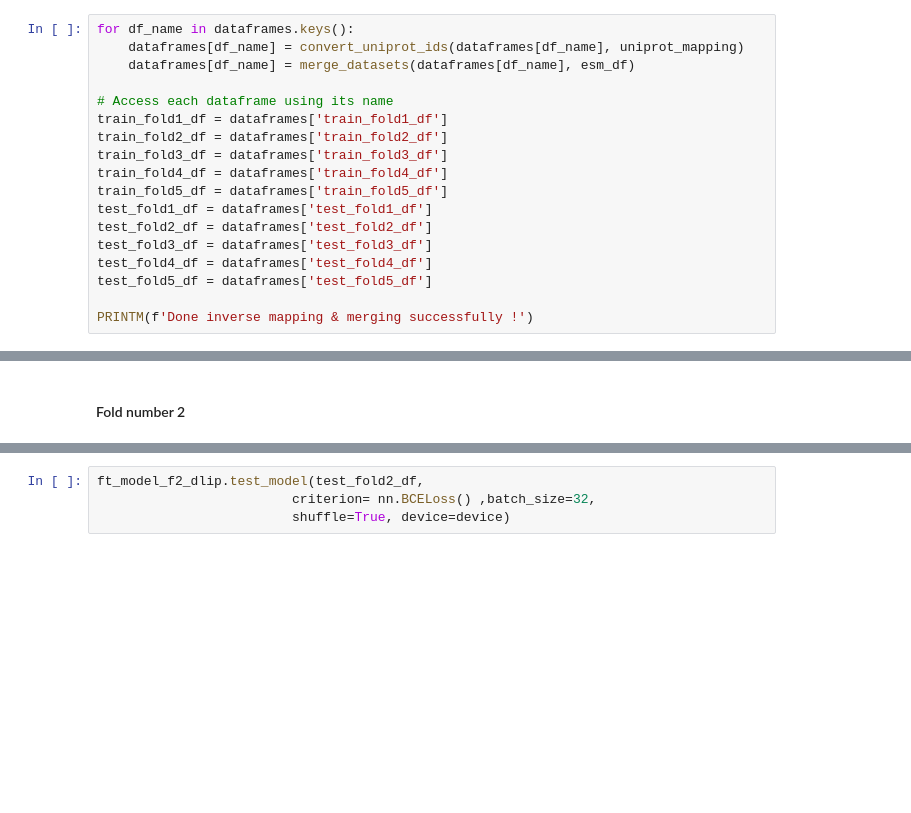
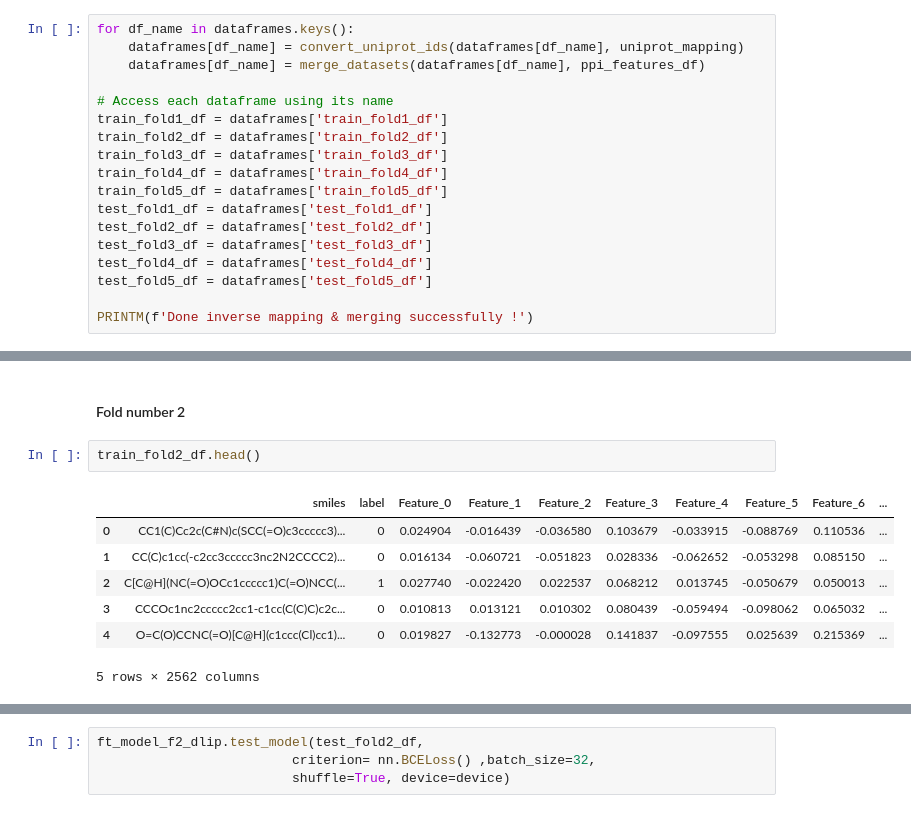
Before and after one commit to Gavision97/DLResearchPPI, a Jupyter notebook: Research Projects/Project 5 Building Model for Research Pipeline/code/proj5_pt_ft_gpu.ipynb, the cells around one changed output, grey strips where cells are left out. Drawn from its saved outputs; the diff is of its cells as text; blank space fills up the shorter version.

```diff
--- a/Research Projects/Project 5 Building Model for Research Pipeline/code/proj5_pt_ft_gpu.ipynb
+++ b/Research Projects/Project 5 Building Model for Research Pipeline/code/proj5_pt_ft_gpu.ipynb
@@ -1036,7 +749,7 @@ for file in all_files:
 # %%
 for df_name in dataframes.keys():
     dataframes[df_name] = convert_uniprot_ids(dataframes[df_name], uniprot_mapping)
-    dataframes[df_name] = merge_datasets(dataframes[df_name], esm_df)
+    dataframes[df_name] = merge_datasets(dataframes[df_name], ppi_features_df)
 
 # Access each dataframe using its name
 train_fold1_df = dataframes['train_fold1_df']
@@ -1101,6 +787,16 @@ Test AUC: 0.57799
 --------------------------------------------------------------------------------
 # %% [markdown]
 #### Fold number 2 ####
+# %%
+train_fold2_df.head()
+# %% [output]
+|  | smiles | label | Feature_0 | Feature_1 | Feature_2 | Feature_3 | Feature_4 | Feature_5 | Feature_6 | ... |
+| 0 | CC1(C)Cc2c(C#N)c(SCC(=O)c3ccccc3)... | 0 | 0.024904 | -0.016439 | -0.036580 | 0.103679 | -0.033915 | -0.088769 | 0.110536 | ... |
+| 1 | CC(C)c1cc(-c2cc3ccccc3nc2N2CCCC2)... | 0 | 0.016134 | -0.060721 | -0.051823 | 0.028336 | -0.062652 | -0.053298 | 0.085150 | ... |
+| 2 | C[C@H](NC(=O)OCc1ccccc1)C(=O)NCC(... | 1 | 0.027740 | -0.022420 | 0.022537 | 0.068212 | 0.013745 | -0.050679 | 0.050013 | ... |
+| 3 | CCCOc1nc2ccccc2cc1-c1cc(C(C)C)c2c... | 0 | 0.010813 | 0.013121 | 0.010302 | 0.080439 | -0.059494 | -0.098062 | 0.065032 | ... |
+| 4 | O=C(O)CCNC(=O)[C@H](c1ccc(Cl)cc1)... | 0 | 0.019827 | -0.132773 | -0.000028 | 0.141837 | -0.097555 | 0.025639 | 0.215369 | ... |
+5 rows × 2562 columns
 # %%
 ft_model_f2_dlip = generate_model(checkpoints_path, batch_size=32, dropout=0.1)
 f2_dlip_res = ft_model_f2_dlip.cross_validate(train_fold2_df, num_folds=10, num_epochs=5,
```
Also changed, not shown: parts of 84 cells of this notebook, 3 other files.
